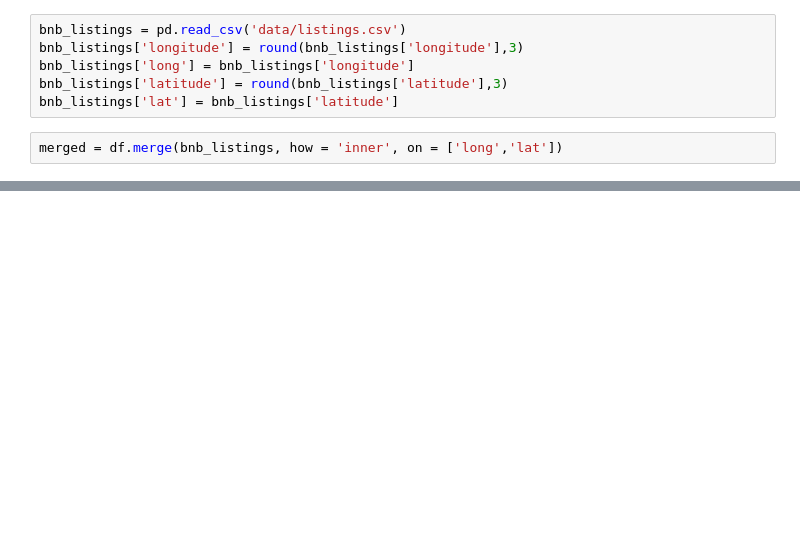
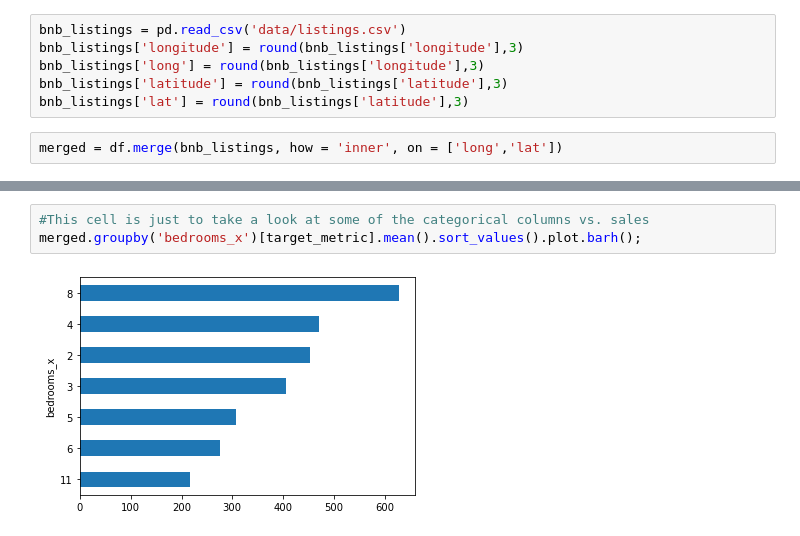
Before and after one commit to DanlBradley/AirBNB-Profit-Predictor, a Jupyter notebook: student.ipynb, the cells around one changed output, grey strips where cells are left out. Saved outputs shown, nothing was run; the diff lists cells and outputs as text; blank space fills up the shorter version.

```diff
--- a/student.ipynb
+++ b/student.ipynb
@@ -147,8 +114,8 @@ df_numerics.loc[df_numerics['lat'] == 47.6036]
 # %%
 bnb_listings = pd.read_csv('data/listings.csv')
 bnb_listings['longitude'] = round(bnb_listings['longitude'],3)
-bnb_listings['long'] = bnb_listings['longitude']
+bnb_listings['long'] = round(bnb_listings['longitude'],3)
 bnb_listings['latitude'] = round(bnb_listings['latitude'],3)
-bnb_listings['lat'] = bnb_listings['latitude']
+bnb_listings['lat'] = round(bnb_listings['latitude'],3)
 # %%
 merged = df.merge(bnb_listings, how = 'inner', on = ['long','lat'])
@@ -174,0 +206,5 @@ base_map
+# %%
+#This cell is just to take a look at some of the categorical columns vs. sales
+merged.groupby('bedrooms_x')[target_metric].mean().sort_values().plot.barh();
+# %% [output]
+[figure, added]
```
Also changed, not shown: parts of 28 cells of this notebook, 1 other file.
